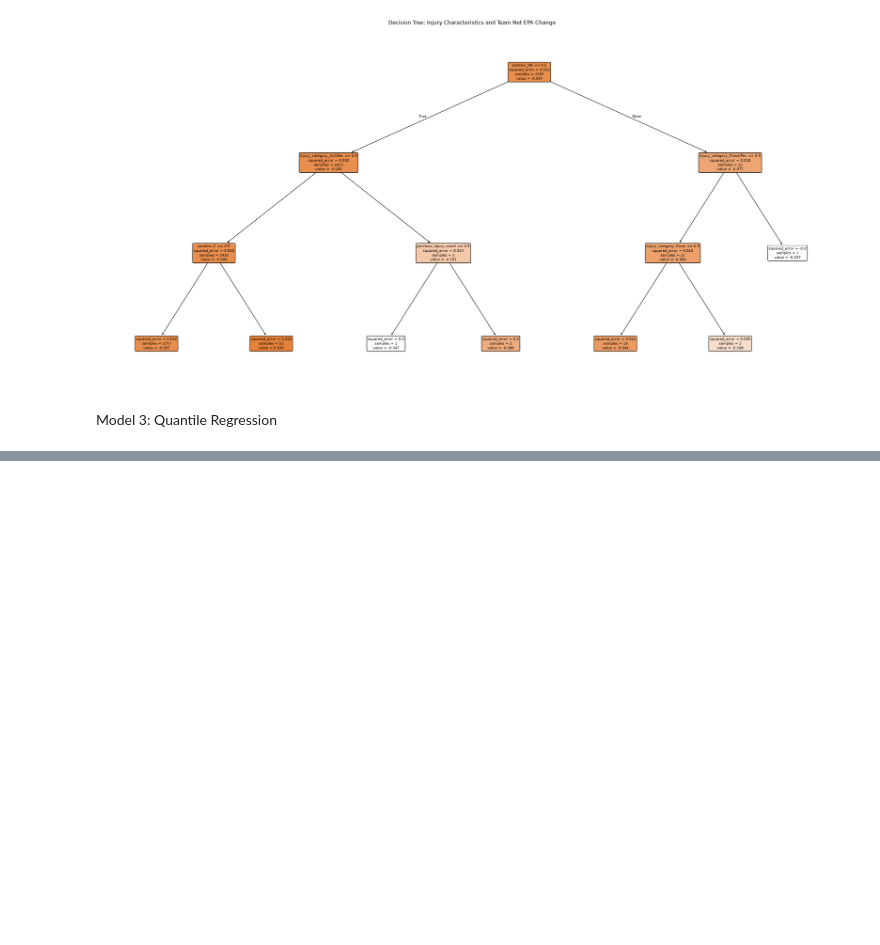
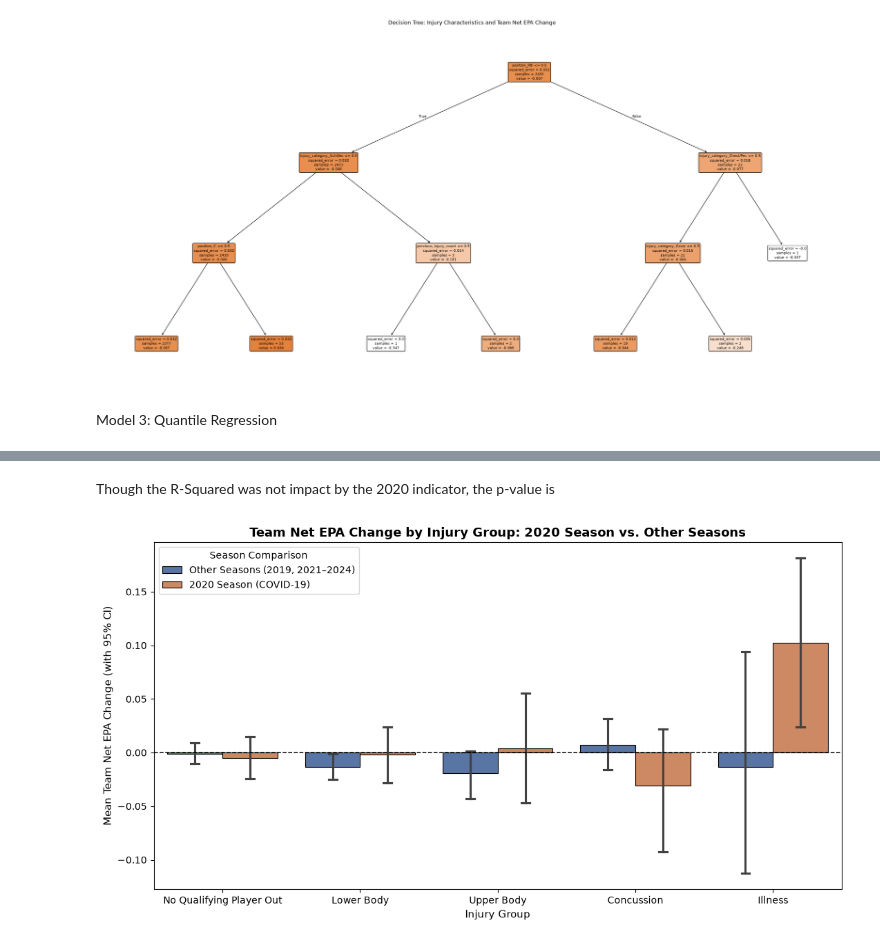
Before and after one commit to jwoodlin/5010_Presentation, a Jupyter notebook: Injury Report.ipynb, the cells around one changed output, grey strips where cells are left out. Saved outputs shown, nothing was run; the diff lists cells and outputs as text; code cells hidden in the pictures; blank space fills up the shorter version.

```diff
--- a/Injury Report.ipynb
+++ b/Injury Report.ipynb
@@ -932,0 +984,42 @@ Dropdown(description='Select Team:', index=16, options=('ARI', 'ATL', 'BAL', 'BU
+# %% [markdown]
+Though the R-Squared was not impact by the 2020 indicator, the p-value is
+# %%
+# Part 2: Visualization
+
+# Prepare clean labels for plotting
+plot_df = combined_regression.dropna(subset=["injury_group", "net_epa_change"]).copy()
+plot_df["Season Period"] = plot_df["is_2020"].map({1: "2020 Season (COVID-19)", 0: "Other Seasons (2019, 2021–2024)"})
+
+group_order = [
+    "No Qualifying Player Out",
+    "Lower Body",
+    "Upper Body",
+    "Concussion",
+    "Illness"]
+
+# Plot grouped bar chart
+plt.figure(figsize=(11, 6))
+ax = sns.barplot(
+    data=plot_df,
+    x="injury_group",
+    y="net_epa_change",
+    hue="Season Period",
+    order=group_order,
+    palette=["#4C72B0", "#DD8452"],
+    errorbar=("ci", 95),
+    capsize=0.12,
+    edgecolor="black",
+    linewidth=0.8)
+
+# Reference line at 0 (no change from pre-injury baseline)
+ax.axhline(0, color="black", linestyle="--", linewidth=1.1)
+
+# Titles and labels
+plt.title("Team Net EPA Change by Injury Group: 2020 Season vs. Other Seasons", fontsize=13, fontweight="bold")
+plt.xlabel("Injury Group", fontsize=11)
+plt.ylabel("Mean Team Net EPA Change (with 95% CI)", fontsize=11)
+plt.legend(title="Season Comparison", frameon=True)
+plt.tight_layout()
+plt.show()
+# %% [output]
+[figure, added]
```
Also changed, not shown: parts of 5 cells of this notebook.
